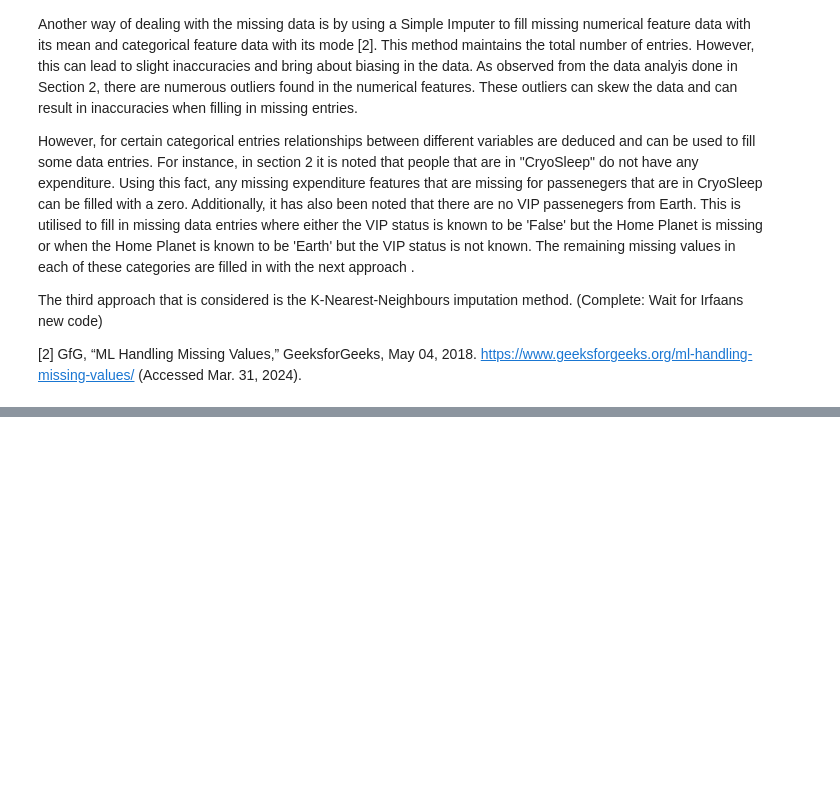
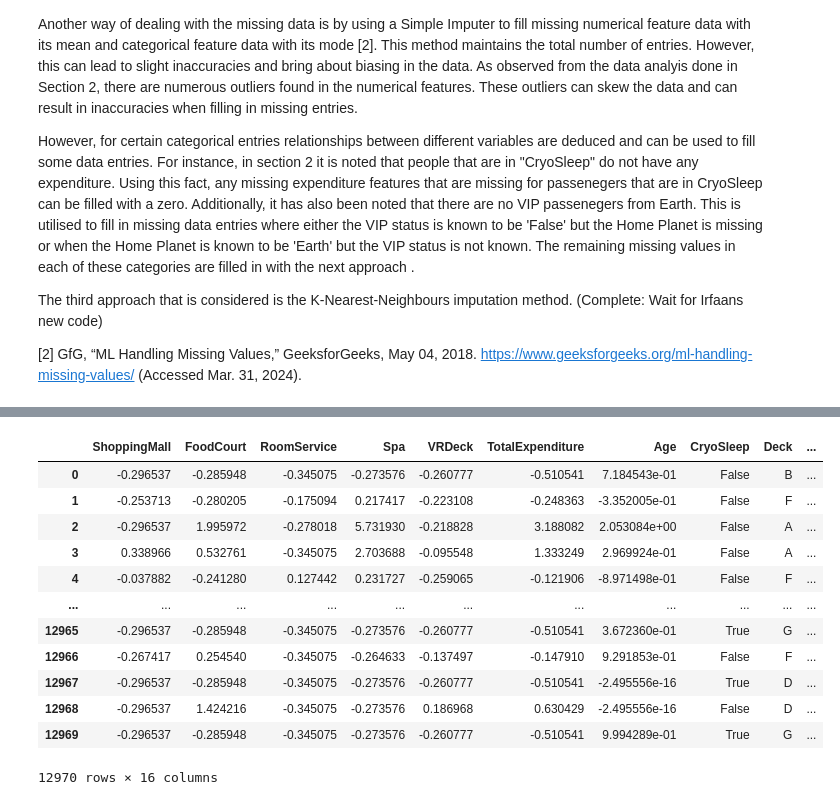
Before and after one commit to meneerfrikkie/SpaceshipTitanic, a Jupyter notebook: src/main.ipynb, the cells around one changed output, grey strips where cells are left out. Cells and saved outputs as stored; diff of their text form; code cells hidden in the pictures; blank space fills up the shorter version.

```diff
--- a/src/main.ipynb
+++ b/src/main.ipynb
@@ -442,3 +442,10 @@ for index, row in combined_df.iterrows():
 # Print the count
 print(":", count_missing_vip_earth)
 '''
+# %%
+# Rearrange the order of the columns so that numerical columns are grouped together, categorical columns are grouped together,
+# and the target feature is at the end
+num_cols = ['ShoppingMall','FoodCourt','RoomService','Spa','VRDeck','TotalExpenditure','Age']
+cat_cols = ['CryoSleep','Deck','Side','VIP','HomePlanet','Destination',"Group","AgeGroup"]
+transported=['Transported']
+combined_df= combined_df[num_cols+cat_cols+transported].copy()
@@ -444,0 +467,18 @@ print(":", count_missing_vip_earth)
+# %%
+from sklearn.preprocessing import StandardScaler
+combined_df[num_cols] = StandardScaler().fit_transform(combined_df[num_cols])
+combined_df
+# %% [output]
+|  | ShoppingMall | FoodCourt | RoomService | Spa | VRDeck | TotalExpenditure | Age | CryoSleep | Deck | ... |
+| 0 | -0.296537 | -0.285948 | -0.345075 | -0.273576 | -0.260777 | -0.510541 | 7.184543e-01 | False | B | ... |
+| 1 | -0.253713 | -0.280205 | -0.175094 | 0.217417 | -0.223108 | -0.248363 | -3.352005e-01 | False | F | ... |
+| 2 | -0.296537 | 1.995972 | -0.278018 | 5.731930 | -0.218828 | 3.188082 | 2.053084e+00 | False | A | ... |
+| 3 | 0.338966 | 0.532761 | -0.345075 | 2.703688 | -0.095548 | 1.333249 | 2.969924e-01 | False | A | ... |
+| 4 | -0.037882 | -0.241280 | 0.127442 | 0.231727 | -0.259065 | -0.121906 | -8.971498e-01 | False | F | ... |
+| ... | ... | ... | ... | ... | ... | ... | ... | ... | ... | ... |
+| 12965 | -0.296537 | -0.285948 | -0.345075 | -0.273576 | -0.260777 | -0.510541 | 3.672360e-01 | True | G | ... |
+| 12966 | -0.267417 | 0.254540 | -0.345075 | -0.264633 | -0.137497 | -0.147910 | 9.291853e-01 | False | F | ... |
+| 12967 | -0.296537 | -0.285948 | -0.345075 | -0.273576 | -0.260777 | -0.510541 | -2.495556e-16 | True | D | ... |
+| 12968 | -0.296537 | 1.424216 | -0.345075 | -0.273576 | 0.186968 | 0.630429 | -2.495556e-16 | False | D | ... |
+| 12969 | -0.296537 | -0.285948 | -0.345075 | -0.273576 | -0.260777 | -0.510541 | 9.994289e-01 | True | G | ... |
+12970 rows × 16 columns
```
Also changed, not shown: parts of 2 cells of this notebook.
